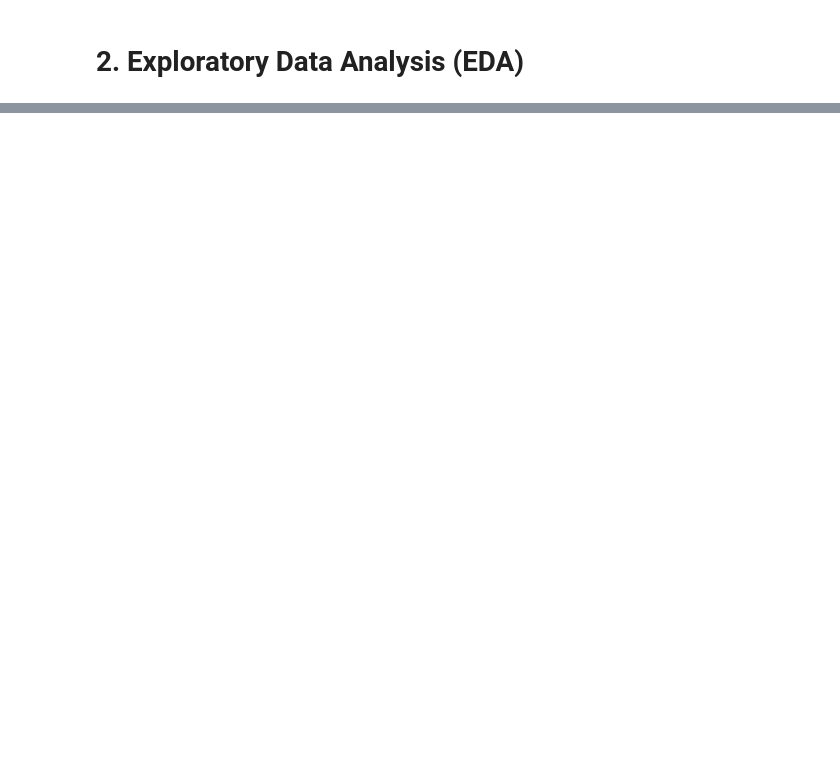
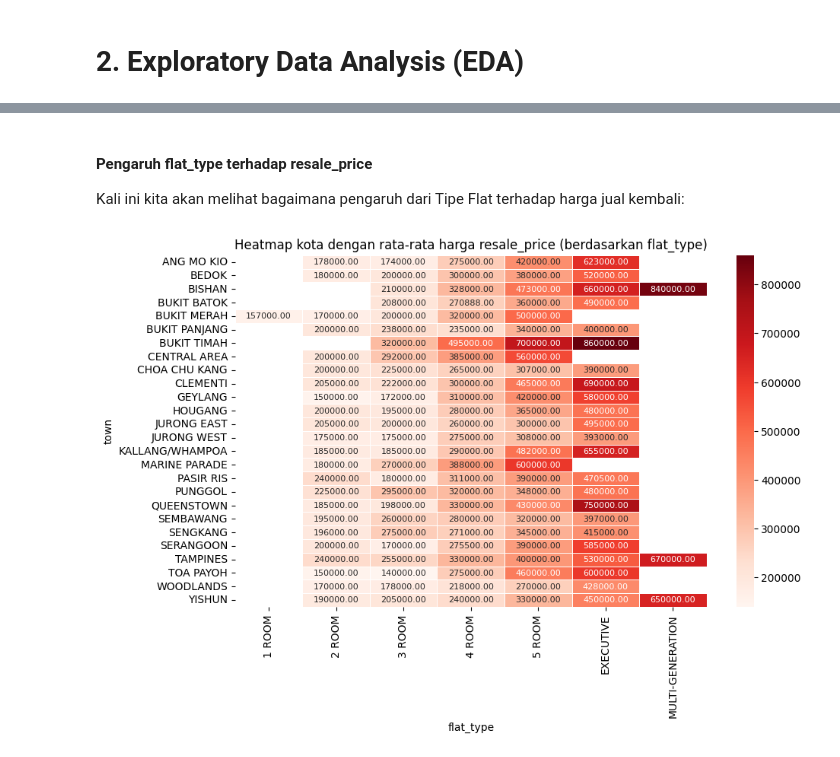
Before and after one commit to mhmhatta/SGResalePrice, a Jupyter notebook: Tubes PML Kelompok GaNi.ipynb, the cells around one changed output, grey strips where cells are left out. Saved outputs shown, nothing was run; the diff lists cells and outputs as text; code cells hidden in the pictures; blank space fills up the shorter version.

Commit message:
Visualisasi hampir selesai

```diff
--- a/Tubes PML Kelompok GaNi.ipynb
+++ b/Tubes PML Kelompok GaNi.ipynb
@@ -342,0 +511,24 @@ Kesimpulan dari mencari posibilitas data outlier ini adalah bahwa data data yang
+# %% [markdown]
+#### Pengaruh flat_type terhadap resale_price
+
+Kali ini kita akan melihat bagaimana pengaruh dari Tipe Flat terhadap harga jual kembali:
+# %%
+# Menentukan urutan kategori flat_type
+flat_type_order = df.flat_type.unique()
+
+# Menghitung rata-rata resale_price_per_sqm untuk setiap flat_type dan kota
+average_price_per_flat_type = df.groupby(['town', 'flat_type'])['resale_price'].min().reset_index()
+
+# Filter hanya flat_type yang ada dalam urutan yang telah ditentukan
+average_price_per_flat_type = average_price_per_flat_type[average_price_per_flat_type['flat_type'].isin(flat_type_order)]
+
+# Membuat cross-tabulation untuk heatmap dengan rata-rata
+data_collab = pd.crosstab(average_price_per_flat_type['town'], average_price_per_flat_type['flat_type'], values=average_price_per_flat_type['resale_price'], aggfunc='mean')
+
+# Membuat heatmap
+plt.figure(figsize=(10, 6))
+sns.heatmap(data_collab, cmap='Reds', annot=True, fmt='.2f', linewidths=.5, annot_kws={'size': 8})
+plt.title("Heatmap kota dengan rata-rata harga resale_price (berdasarkan flat_type)")
+plt.show()
+# %% [output]
+[figure, added]
```
Also changed, not shown: parts of 48 cells of this notebook.
